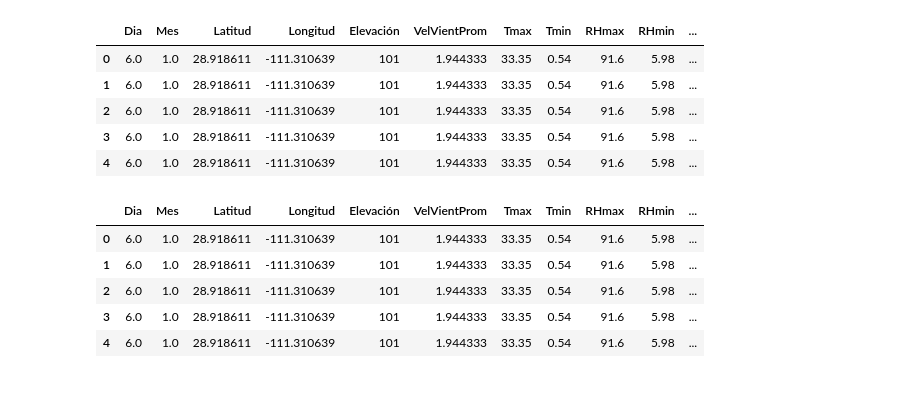
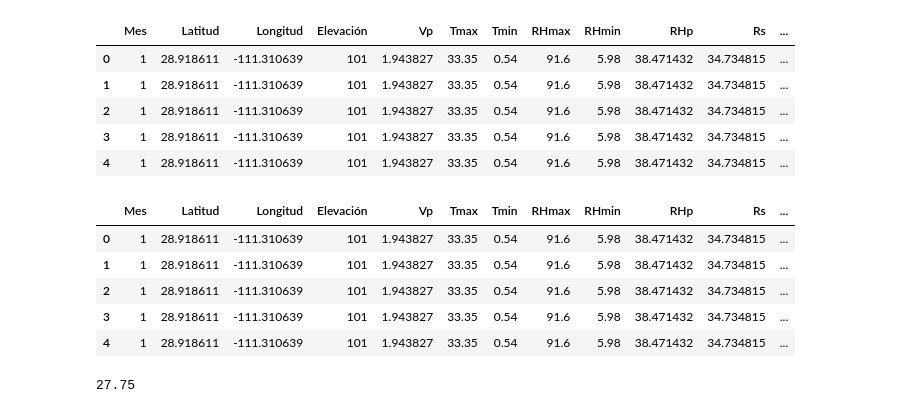
Before and after one commit to ClaudethCl/Evaluaci-n2, a Jupyter notebook: Untitled.ipynb, the cells around one changed output. Drawn from its saved outputs; the diff is of its cells as text; code cells hidden in the pictures.

```diff
--- a/Untitled.ipynb
+++ b/Untitled.ipynb
@@ -442,0 +66,13 @@ plt.show()
+# %%
+#Creamos un nuevo DataFrame
+dfc=pd.DataFrame([])
+# %%
+#En nuestro nuevo DataFrame pondremos unicamente las columnas que nos interesan
+dfc["Mes"]=dfm["Date"].dt.month
+dfc["Día"]=dfm["Date"].dt.day
+dfc["V"]=dfm["WS_ms_S_WVT"]
+dfc["T"]=dfm.AirTC_Avg
+dfc["RH"]=dfm["RH"]
+dfc["Rs"]=dfm["Rn_Avg"]
+#Mostramos
+dfc.head()
@@ -442,0 +140,20 @@ plt.show()
+# %%
+#Calculando las cosas que nos piden en las gráficas
+#Velocidad del viento
+dfc["Vp"]=dfc.groupby(["Mes"])["V"].transform("mean")
+#Temperatura mínima
+dfc["Tmax"]=dfc.groupby(["Mes"])["T"].transform("max")
+#Temperatura mínima
+dfc["Tmin"]=dfc.groupby(["Mes"])["T"].transform("min")
+#Temperatura promedio
+dfc["Tp"]=dfc.groupby(["Mes"])["T"].transform("mean")
+#Humedad relativa máxima
+dfc["RHmax"]=dfc.groupby(["Mes"])["RH"].transform("max")
+#Humedad relativa mínima
+dfc["RHmin"]=dfc.groupby(["Mes"])["RH"].transform("min")
+#Humedad relativa proomedio
+dfc["RHp"]=dfc.groupby(["Mes"])["RH"].transform("mean")
+#Radiación Solar
+dfc["Rs"]=dfc.groupby(["Mes"])["Rs"].transform("mean")
+#Mostrando primeros 5 valores
+dfc.head()
@@ -442,0 +167,4 @@ plt.show()
+# %%
+#Creando un data frame que contenga únicamente los valores nos piden en la tabla de Djaman
+dft = dfc.filter(['Mes','Latitud','Longitud','Elevación','Vp','Tmax','Tmin','RHmax','RHmin','RHp','Rs','Tp'],axis=1)
+dft.head()
@@ -451,34 +333,39 @@ plt.show()
 #u2 es la velocidad del viento a 2 m de altura (WS_ms_S_WVT), z es la altura sobre el nivel mar.
 # %%
 #Tenemos nuestra tabla de valores
-df1.head()
+dft.head()
 # %% [output]
-|  | Dia | Mes | Latitud | Longitud | Elevación | VelVientProm | Tmax | Tmin | RHmax | RHmin | ... |
-| 0 | 6.0 | 1.0 | 28.918611 | -111.310639 | 101 | 1.944333 | 33.35 | 0.54 | 91.6 | 5.98 | ... |
-| 1 | 6.0 | 1.0 | 28.918611 | -111.310639 | 101 | 1.944333 | 33.35 | 0.54 | 91.6 | 5.98 | ... |
-| 2 | 6.0 | 1.0 | 28.918611 | -111.310639 | 101 | 1.944333 | 33.35 | 0.54 | 91.6 | 5.98 | ... |
-| 3 | 6.0 | 1.0 | 28.918611 | -111.310639 | 101 | 1.944333 | 33.35 | 0.54 | 91.6 | 5.98 | ... |
-| 4 | 6.0 | 1.0 | 28.918611 | -111.310639 | 101 | 1.944333 | 33.35 | 0.54 | 91.6 | 5.98 | ... |
+|  | Mes | Latitud | Longitud | Elevación | Vp | Tmax | Tmin | RHmax | RHmin | RHp | Rs | ... |
+| 0 | 1 | 28.918611 | -111.310639 | 101 | 1.943827 | 33.35 | 0.54 | 91.6 | 5.98 | 38.471432 | 34.734815 | ... |
+| 1 | 1 | 28.918611 | -111.310639 | 101 | 1.943827 | 33.35 | 0.54 | 91.6 | 5.98 | 38.471432 | 34.734815 | ... |
+| 2 | 1 | 28.918611 | -111.310639 | 101 | 1.943827 | 33.35 | 0.54 | 91.6 | 5.98 | 38.471432 | 34.734815 | ... |
+| 3 | 1 | 28.918611 | -111.310639 | 101 | 1.943827 | 33.35 | 0.54 | 91.6 | 5.98 | 38.471432 | 34.734815 | ... |
+| 4 | 1 | 28.918611 | -111.310639 | 101 | 1.943827 | 33.35 | 0.54 | 91.6 | 5.98 | 38.471432 | 34.734815 | ... |
 # %%
 #Veamos la primer ecuación
 #1.- Ec 7, Jansen & Haise (1963)->ETo= (0.0252T+0.078)Rs
 jh=[]
 #Usemos la ecuación dada
 
-for i in range (0,len(df1)):
-    j= (0.0252*float(dfm.TempAire[i]) + 0.078)*df1.Rs[i]
+for i in range (0,len(dft)):
+    j= ((0.0252)*(dfm.AirTC_Avg[i]) + 0.078)*(dfc.Rs[i])
     jh.append(j)
 
 #Metamos el valor obtenido en una columna.
-df1["EvoTJH"]=jh
-df1.head()
+dft["EvoTJH"]=jh
+dft.head()
+#dft["EvoTJH"].head()
 # %% [output]
-|  | Dia | Mes | Latitud | Longitud | Elevación | VelVientProm | Tmax | Tmin | RHmax | RHmin | ... |
-| 0 | 6.0 | 1.0 | 28.918611 | -111.310639 | 101 | 1.944333 | 33.35 | 0.54 | 91.6 | 5.98 | ... |
-| 1 | 6.0 | 1.0 | 28.918611 | -111.310639 | 101 | 1.944333 | 33.35 | 0.54 | 91.6 | 5.98 | ... |
-| 2 | 6.0 | 1.0 | 28.918611 | -111.310639 | 101 | 1.944333 | 33.35 | 0.54 | 91.6 | 5.98 | ... |
-| 3 | 6.0 | 1.0 | 28.918611 | -111.310639 | 101 | 1.944333 | 33.35 | 0.54 | 91.6 | 5.98 | ... |
-| 4 | 6.0 | 1.0 | 28.918611 | -111.310639 | 101 | 1.944333 | 33.35 | 0.54 | 91.6 | 5.98 | ... |
+|  | Mes | Latitud | Longitud | Elevación | Vp | Tmax | Tmin | RHmax | RHmin | RHp | Rs | ... |
+| 0 | 1 | 28.918611 | -111.310639 | 101 | 1.943827 | 33.35 | 0.54 | 91.6 | 5.98 | 38.471432 | 34.734815 | ... |
+| 1 | 1 | 28.918611 | -111.310639 | 101 | 1.943827 | 33.35 | 0.54 | 91.6 | 5.98 | 38.471432 | 34.734815 | ... |
+| 2 | 1 | 28.918611 | -111.310639 | 101 | 1.943827 | 33.35 | 0.54 | 91.6 | 5.98 | 38.471432 | 34.734815 | ... |
+| 3 | 1 | 28.918611 | -111.310639 | 101 | 1.943827 | 33.35 | 0.54 | 91.6 | 5.98 | 38.471432 | 34.734815 | ... |
+| 4 | 1 | 28.918611 | -111.310639 | 101 | 1.943827 | 33.35 | 0.54 | 91.6 | 5.98 | 38.471432 | 34.734815 | ... |
+# %%
+dfm.AirTC_Avg[0]
+# %% [output]
+27.75
 # %%
 #Veamos la segunda ecuación
 #2-Ec. 31, Valiantzas 1 (2012):  𝜑 es la latitud en radianes ->
```
Also changed, not shown: parts of 67 cells of this notebook, 1 other file.
